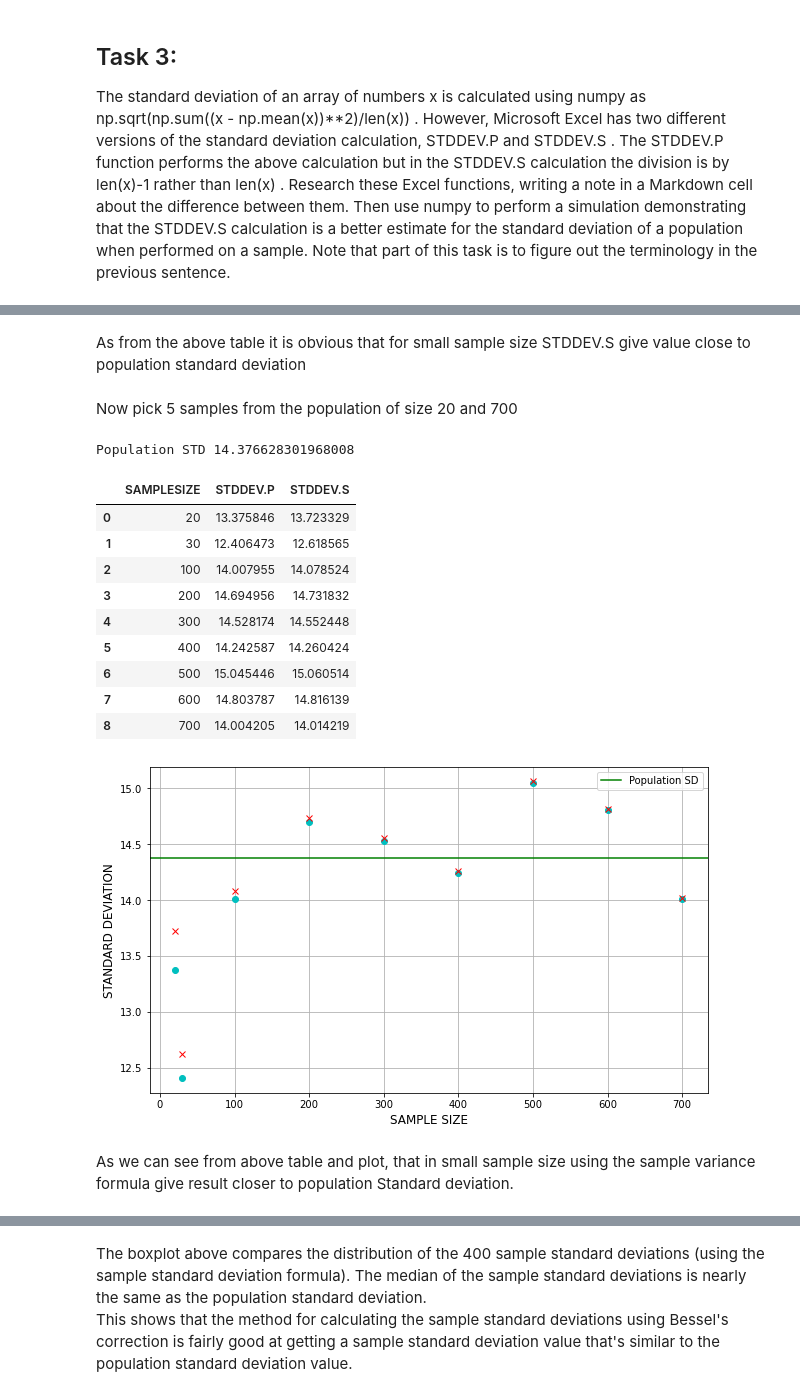
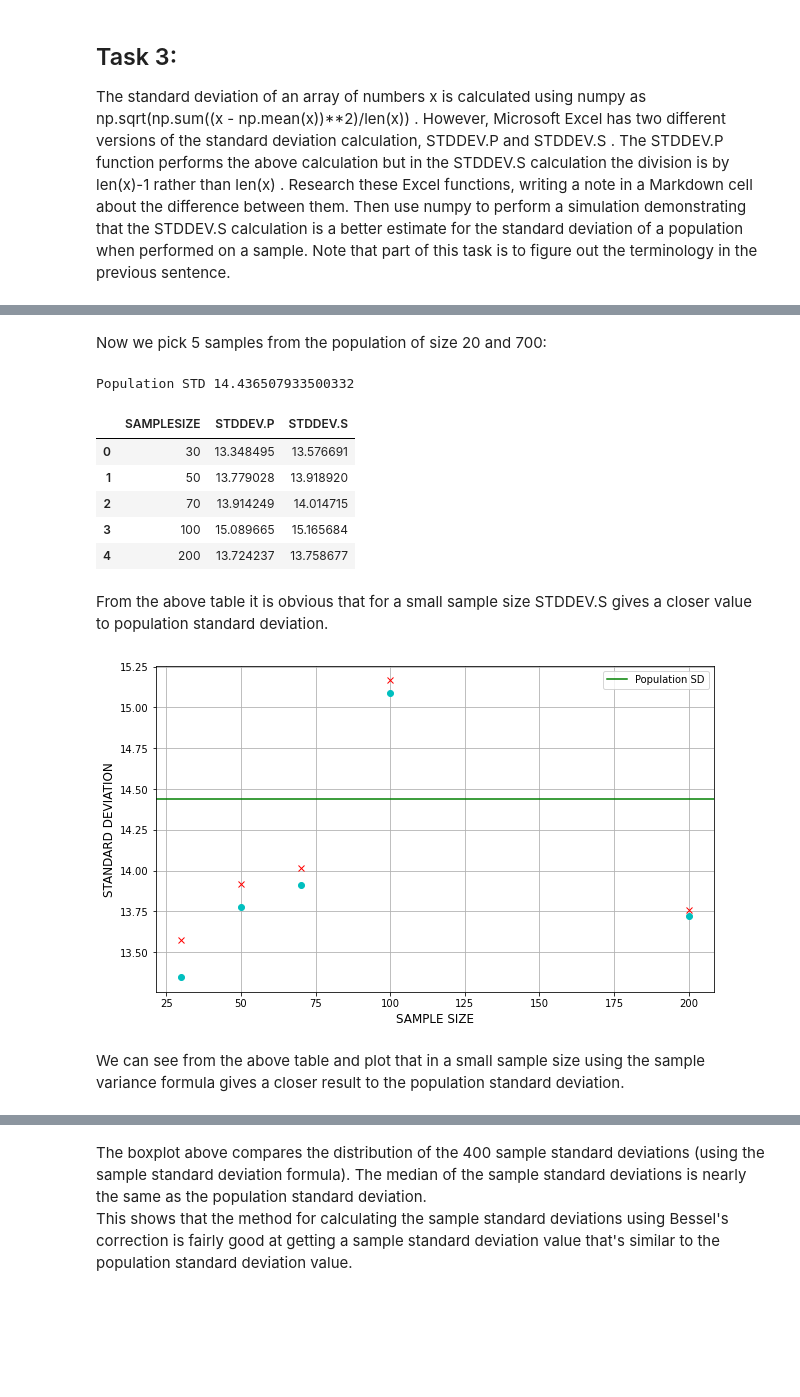
Before and after one commit to Freeha-S/Tasks-2020, a Jupyter notebook: task-2020.ipynb, the cells around one changed output, grey strips where cells are left out. Cells and saved outputs as stored; diff of their text form; code cells hidden in the pictures; blank space fills up the shorter version.

```diff
--- a/task-2020.ipynb
+++ b/task-2020.ipynb
@@ -703,42 +710,39 @@ Population Standard Deviation:  14.376628301968008
+# %% [markdown]
+Now we pick 5 samples from the population of size 20 and 700:
+# %%
+#gat a sample of 20 30 and 50
+col=['SAMPLESIZE','STDDEV.P','STDDEV.S']
+df = pd.DataFrame(columns=col)
+sample=[30,50,70,100,200]
+#df['samplesize']=sample
+for i in sample:
+    a=np.random.choice(population, i,replace=False)
+    #calculate the std of sample with population std formula
+    stdevp=np.std(a)
+    #print(stdevp)
+
+    #calculate the std of sample using sample std
+
+    # std with correction
+    stdevs=np.std(a,ddof=1)
+    #print(stdevs)
+
+#df['difference']=df['stddev.v']-df['stddev.p']
+    rowdata = pd.DataFrame(data=[[i, stdevp, stdevs]], columns=col)
+
+    df= df.append(rowdata, ignore_index=True)
+print('\nPopulation STD',stdev)
+df
+# %% [output]
+Population STD 14.436507933500332
+|  | SAMPLESIZE | STDDEV.P | STDDEV.S |
+| 0 | 30 | 13.348495 | 13.576691 |
+| 1 | 50 | 13.779028 | 13.918920 |
+| 2 | 70 | 13.914249 | 14.014715 |
+| 3 | 100 | 15.089665 | 15.165684 |
+| 4 | 200 | 13.724237 | 13.758677 |
 # %% [markdown]
-As from the above table it is obvious that for small sample size STDDEV.S give value close to population standard deviation
+From the above table it is obvious that for a small sample size STDDEV.S gives a closer value to population standard deviation.
-# %% [markdown]
-Now pick 5 samples from the population of size 20 and 700
-# %%
-#gat a sample of 20 30 and 50
-col=['SAMPLESIZE','STDDEV.P','STDDEV.S']
-df = pd.DataFrame(columns=col)
-sample=[20,30,100,200,300,400,500,600,700]
-#df['samplesize']=sample
-for i in sample:
-    a=np.random.choice(population, i,replace=False)
-    #calculate the std of sample with formula STDDEV.P
-    stdevp=np.std(a)
-    #print(stdevp)
-    #calculate the std of sample with formula STDDEV.S
-
-    # std with correction
-    stdevs=np.std(a,ddof=1)
-    #print(stdevs)
-
-#df['difference']=df['stddev.v']-df['stddev.p']
-    rowdata = pd.DataFrame(data=[[i, stdevp, stdevs]], columns=col)
-
-    df= df.append(rowdata, ignore_index=True)
-print('\nPopulation STD',stdev)
-df
-# %% [output]
-Population STD 14.376628301968008
-|  | SAMPLESIZE | STDDEV.P | STDDEV.S |
-| 0 | 20 | 13.375846 | 13.723329 |
-| 1 | 30 | 12.406473 | 12.618565 |
-| 2 | 100 | 14.007955 | 14.078524 |
-| 3 | 200 | 14.694956 | 14.731832 |
-| 4 | 300 | 14.528174 | 14.552448 |
-| 5 | 400 | 14.242587 | 14.260424 |
-| 6 | 500 | 15.045446 | 15.060514 |
-| 7 | 600 | 14.803787 | 14.816139 |
-| 8 | 700 | 14.004205 | 14.014219 |
 # %%
 #Plot results
 #plt.scatter(df['STDDEV.P'],df['STDDEV.S'])
@@ -752,7 +756,7 @@ plt.grid()
 plt.legend()
 plt.show()
 # %% [output]
-[figure, old version]
+[figure, new version]
 # %% [markdown]
-As we can see from above table and plot, that in small sample size using the sample variance formula give result closer to population Standard deviation.
+We can see from the above table and plot that in a small sample size using the sample variance formula gives a closer result to the population standard deviation.
 # %% [markdown]
```
Also changed, not shown: parts of 75 cells of this notebook, 1 other file.
